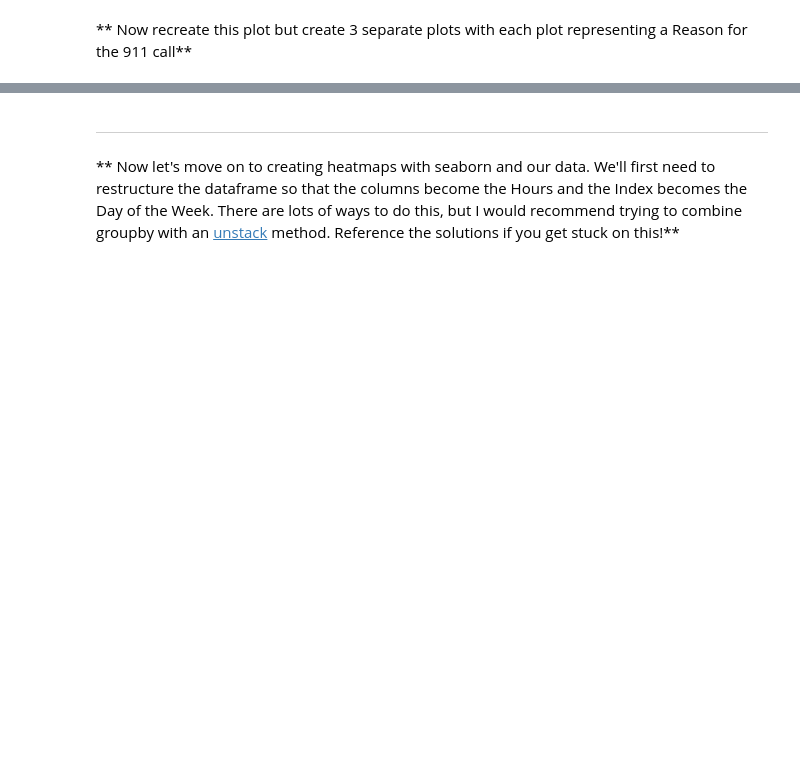
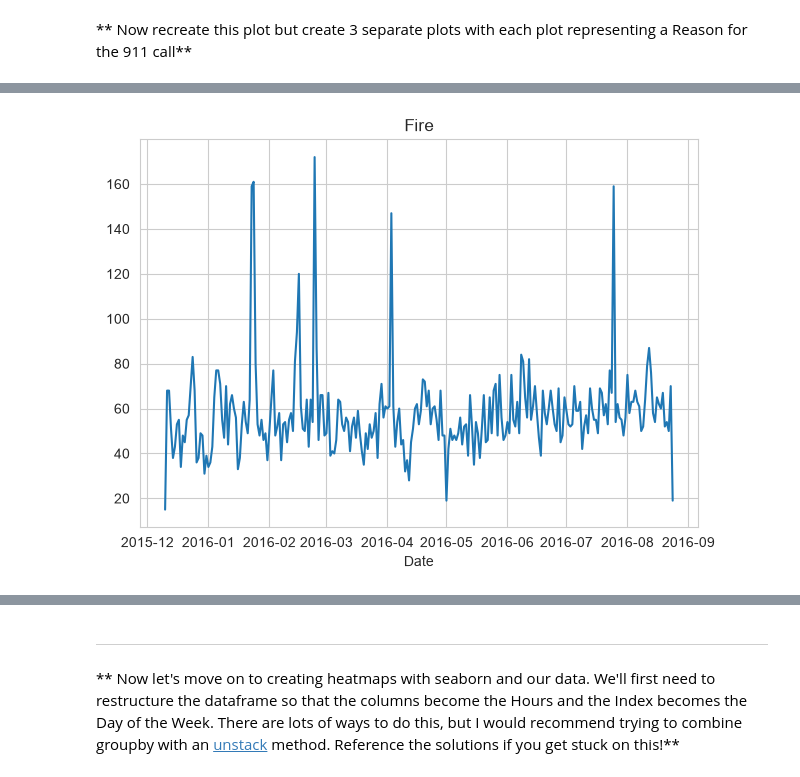
Before and after one commit to CyberWol-12/Machine_Learning_with_Python, a Jupyter notebook: machile_learning_basic to advance/Refactored_Py_DS_ML_Bootcamp-master/10-Data-Capstone-Projects/01-911 Calls Data Capstone Project.ipynb, the cells around one changed output, grey strips where cells are left out. Saved outputs shown, nothing was run; the diff lists cells and outputs as text; code cells hidden in the pictures; blank space fills up the shorter version.

```diff
--- a/machile_learning_basic to advance/Refactored_Py_DS_ML_Bootcamp-master/10-Data-Capstone-Projects/01-911 Calls Data Capstone Project.ipynb
+++ b/machile_learning_basic to advance/Refactored_Py_DS_ML_Bootcamp-master/10-Data-Capstone-Projects/01-911 Calls Data Capstone Project.ipynb
@@ -299,0 +304,6 @@ plt.legend()
+# %%
+df[df['Reason'] == 'Fire'].groupby('Date').count()['twp'].plot()
+plt.title('Fire')
+plt.tight_layout()
+# %% [output]
+[figure, added]
```
Also changed, not shown: parts of 31 cells of this notebook.
